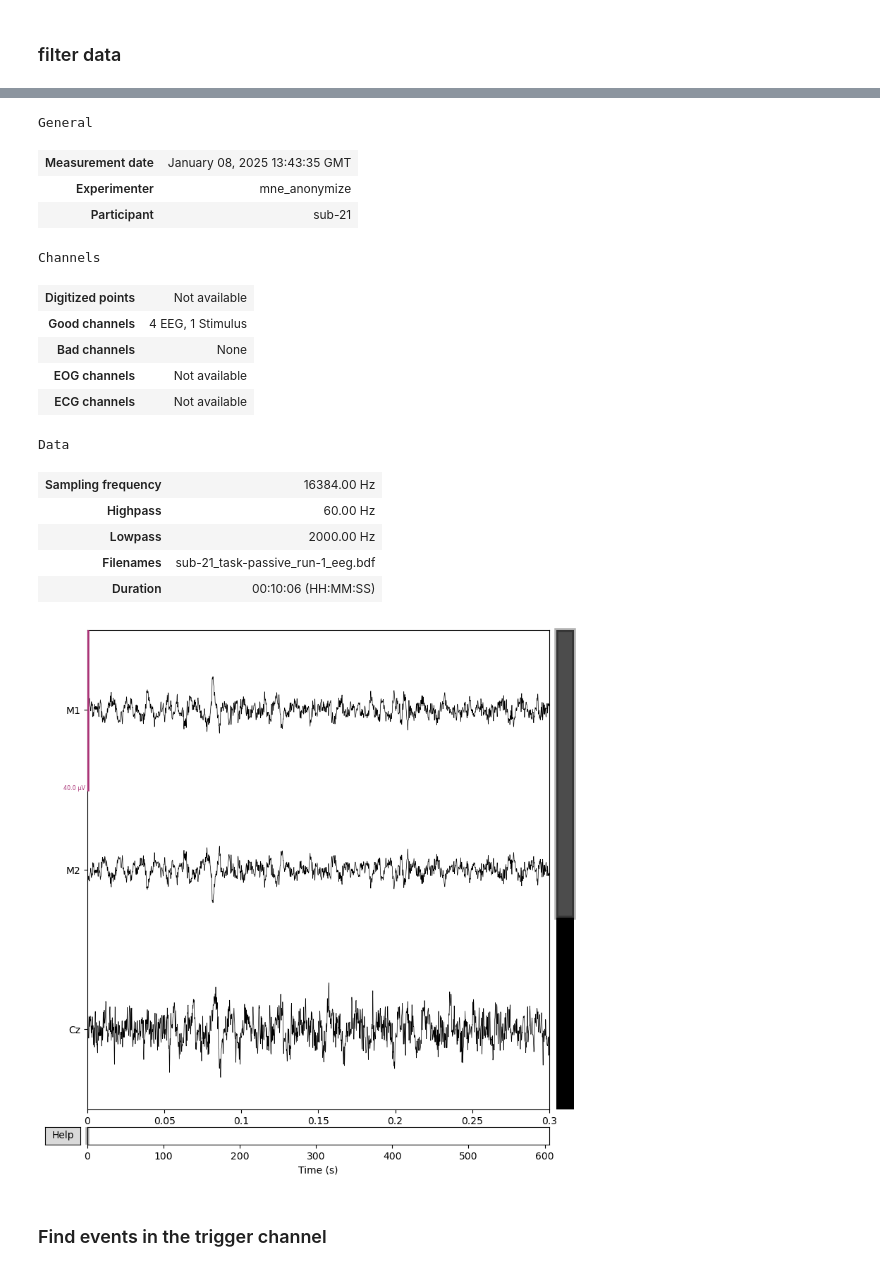
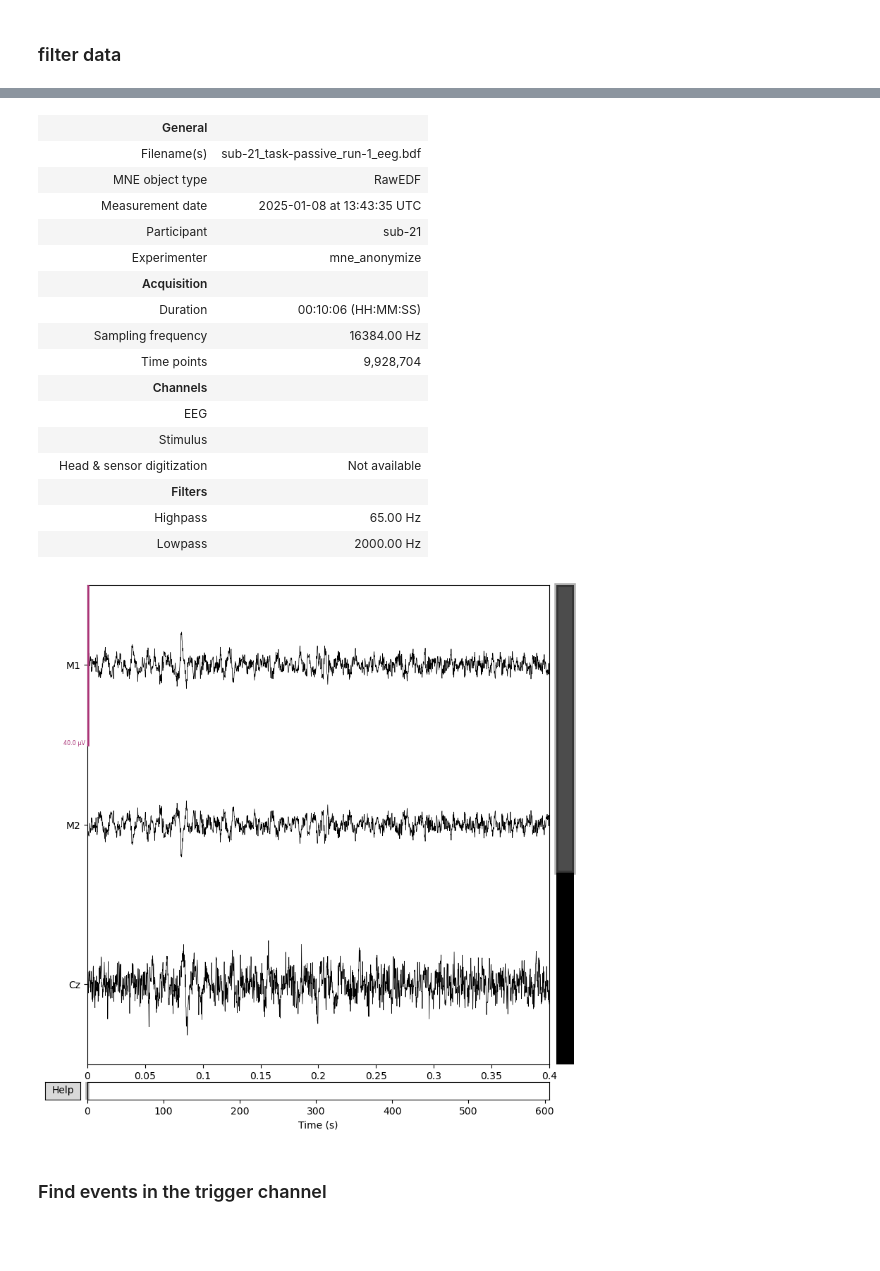
Before and after one commit to sitek/EAM1-FFR, a Jupyter notebook: ffr_processing_mne-bids.ipynb, the cells around one changed output, grey strips where cells are left out. Cells and saved outputs as stored; diff of their text form; code cells hidden in the pictures; blank space fills up the shorter version.

```diff
--- a/ffr_processing_mne-bids.ipynb
+++ b/ffr_processing_mne-bids.ipynb
@@ -19,10 +19,10 @@ sub_label = '21'
 task_label = 'passive'
 run_label = '1'
 # %%
-
 bids_root = os.path.join('/Users/dsj3886/data_local/',
-                        'EAM1/eam1_personal/data-bids'
-                        )
+                        'EAM1_local/data-bids')
+#bids_root = os.path.join('/Users/dsj3886/data_local/',
+#                        'EAM1/eam1_personal/data-bids')
 
 print_dir_tree(bids_root)
 # %% [output]
@@ -167,6 +163,6 @@ data_ref.plot(duration=0.3,
 # %% [markdown]
 ### filter data
 # %%
-data_filtered = data_ref.copy().filter(l_freq = 60, h_freq = 2000)
+data_filtered = data_ref.copy().filter(l_freq = 65, h_freq = 2000)
 # %% [output]
 Filtering raw data in 1 contiguous segment
@@ -185,28 +181,29 @@ Designing a one-pass, zero-phase, non-causal bandpass filter:
 # %%
 data_filtered
 # %% [output]
-General
-| Measurement date | January 08, 2025 13:43:35 GMT |
-| Experimenter | mne_anonymize |
-| Participant | sub-21 |
+|  | General |  |
+|  | Filename(s) | sub-21_task-passive_run-1_eeg.bdf |
+|  | MNE object type | RawEDF |
+|  | Measurement date | 2025-01-08 at 13:43:35 UTC |
+|  | Participant | sub-21 |
+|  | Experimenter | mne_anonymize |
+|  | Acquisition |  |
+|  | Duration | 00:10:06 (HH:MM:SS) |
+|  | Sampling frequency | 16384.00 Hz |
+|  | Time points | 9,928,704 |
+|  | Channels |  |
+|  | EEG |  |
+|  | Stimulus |  |
+|  | Head & sensor digitization | Not available |
+|  | Filters |  |
+|  | Highpass | 65.00 Hz |
+|  | Lowpass | 2000.00 Hz |
-Channels
-| Digitized points | Not available |
-| Good channels | 4 EEG, 1 Stimulus |
-| Bad channels | None |
-| EOG channels | Not available |
-| ECG channels | Not available |
-Data
-| Sampling frequency | 16384.00 Hz |
-| Highpass | 60.00 Hz |
-| Lowpass | 2000.00 Hz |
-| Filenames | sub-21_task-passive_run-1_eeg.bdf |
-| Duration | 00:10:06 (HH:MM:SS) |
 # %%
-data_filtered.plot(duration=0.3,
+data_filtered.plot(duration=0.4,
                    n_channels=3,
                    remove_dc=True);
 # %% [output]
-[figure, old version]
+[figure, new version]
 # %% [markdown]
 ### Find events in the trigger channel
 # %%
```
Also changed, not shown: parts of 26 cells of this notebook.
